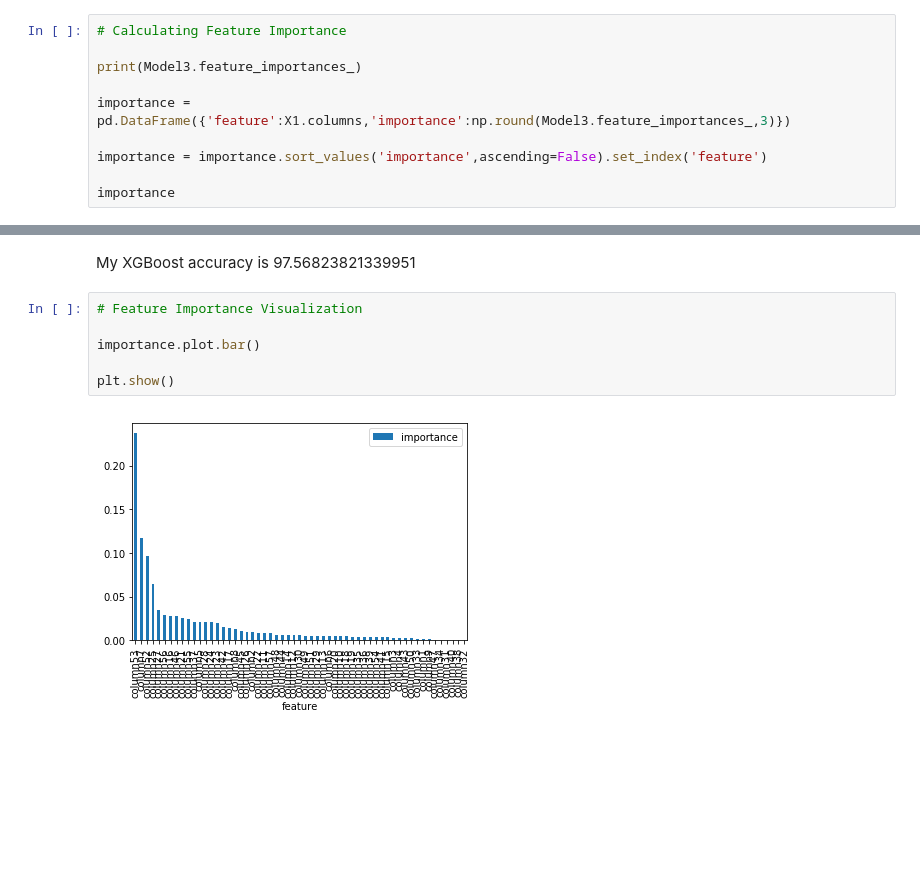
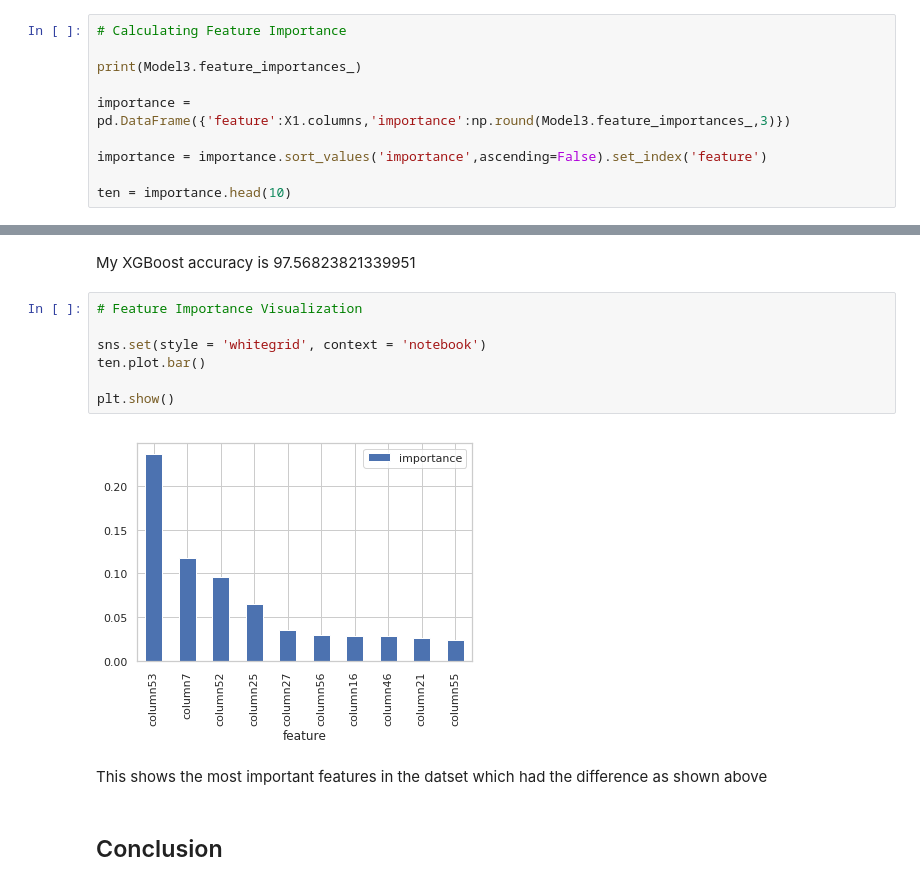
Before and after one commit to gakurujnr/IP_Week_9, a Jupyter notebook: IP_Week_9_Titanic_And_Spam.ipynb, the cells around one changed output, grey strips where cells are left out. Drawn from its saved outputs; the diff is of its cells as text; blank space fills up the shorter version.

```diff
--- a/IP_Week_9_Titanic_And_Spam.ipynb
+++ b/IP_Week_9_Titanic_And_Spam.ipynb
@@ -1056,7 +1119,7 @@ importance = pd.DataFrame({'feature':X1.columns,'importance':np.round(Model3.fea
 
 importance = importance.sort_values('importance',ascending=False).set_index('feature')
 
-importance
+ten = importance.head(10)
 # %% [output]
 [0.0016675  0.00855306 0.00283547 0.00310687 0.02086057 0.00509123
  0.11682514 0.0128478  0.00136141 0.00522006 0.00750012 0.00565831
@@ -1103,8 +1148,13 @@ My XGBoost accuracy is 97.56823821339951
 # %%
 # Feature Importance Visualization
 
-importance.plot.bar()
+sns.set(style = 'whitegrid', context = 'notebook')
+ten.plot.bar()
 
 plt.show()
 # %% [output]
-[figure, old version]
+[figure, new version]
+# %% [markdown]
+This shows the most important features in the datset which had the difference as shown above
+# %% [markdown]
+## Conclusion
```
Also changed, not shown: parts of 9 cells of this notebook.
